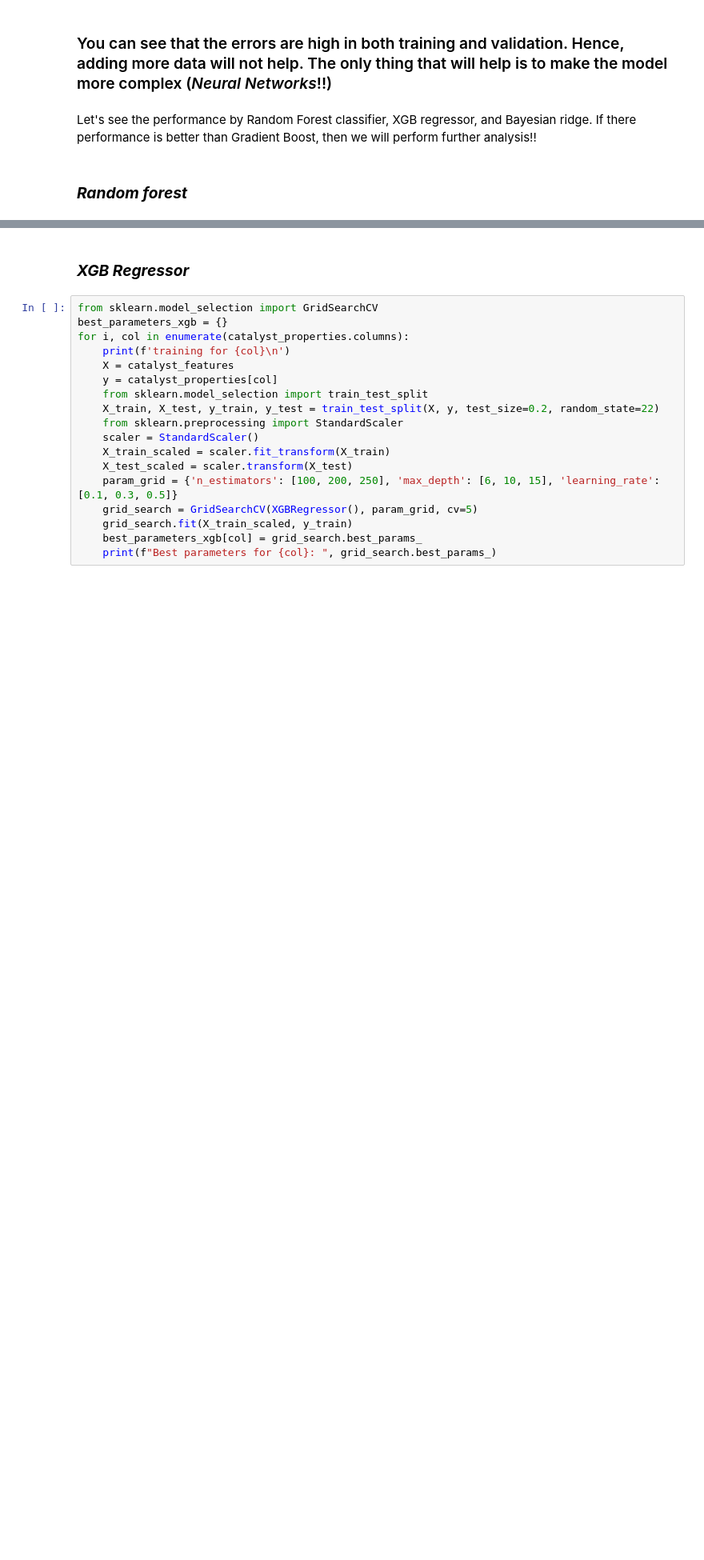
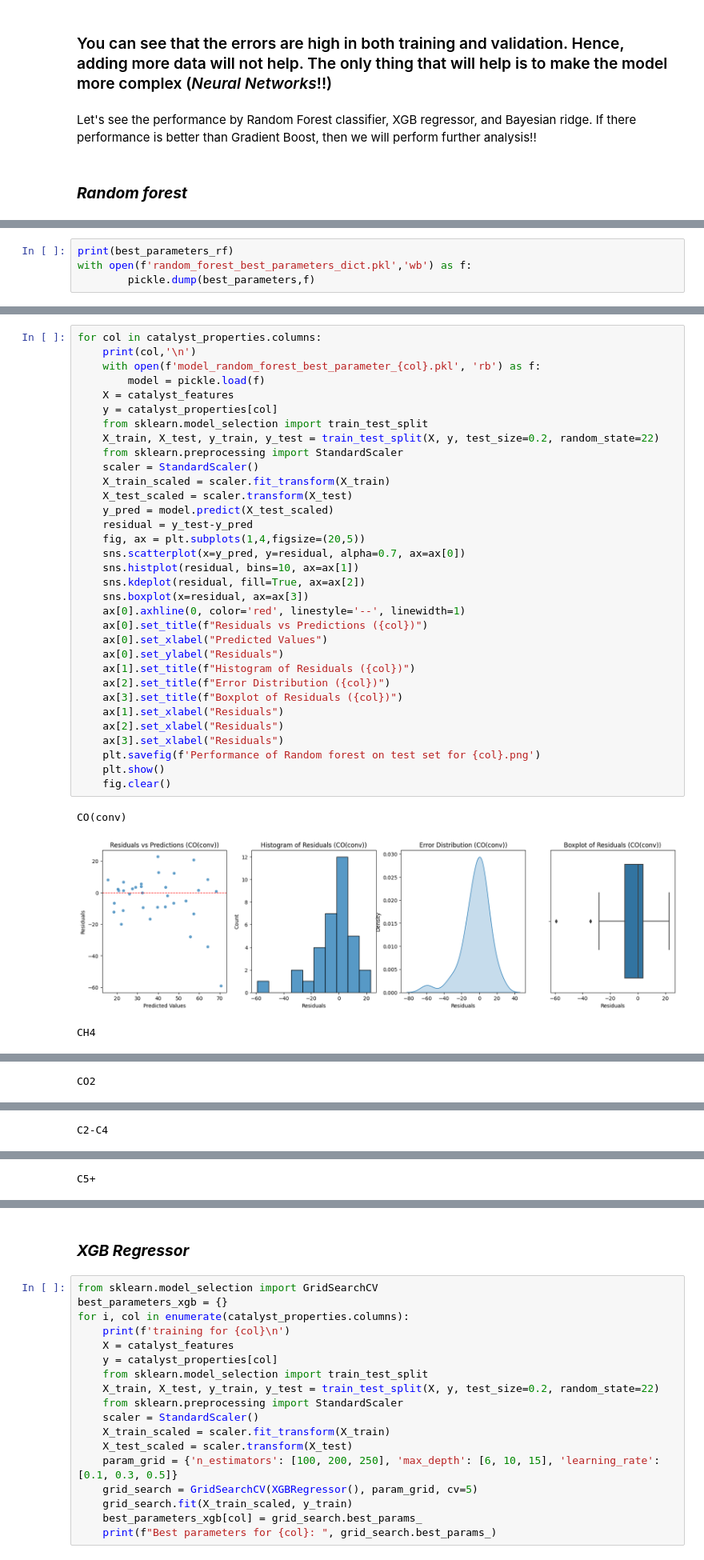
Before and after one commit to AkashHiregange/personal_projects, a Jupyter notebook: FT_reaction_ML_project/catalyst_performance_optimizer/catalyst_performance_prediction.ipynb, the cells around one changed output, grey strips where cells are left out. Shown at 80% size. Drawn from its saved outputs; the diff is of its cells as text; blank space fills up the shorter version.

Commit message:
Random forest model. Best parameters determined, models trained for each property and errors plots saved as png

```diff
--- a/FT_reaction_ML_project/catalyst_performance_optimizer/catalyst_performance_prediction.ipynb
+++ b/FT_reaction_ML_project/catalyst_performance_optimizer/catalyst_performance_prediction.ipynb
@@ -646,0 +658,4 @@ Best parameters:  {'max_depth': 10, 'n_estimators': 100}
+# %%
+print(best_parameters_rf)
+with open(f'random_forest_best_parameters_dict.pkl','wb') as f:
+        pickle.dump(best_parameters,f)
@@ -655,0 +714,37 @@ y_pred = model.predict(X_test)
+# %%
+for col in catalyst_properties.columns:
+    print(col,'\n')
+    with open(f'model_random_forest_best_parameter_{col}.pkl', 'rb') as f:
+        model = pickle.load(f)
+    X = catalyst_features
+    y = catalyst_properties[col]
+    from sklearn.model_selection import train_test_split
+    X_train, X_test, y_train, y_test = train_test_split(X, y, test_size=0.2, random_state=22)
+    from sklearn.preprocessing import StandardScaler
+    scaler = StandardScaler()
+    X_train_scaled = scaler.fit_transform(X_train)
+    X_test_scaled = scaler.transform(X_test)
+    y_pred = model.predict(X_test_scaled)
+    residual = y_test-y_pred
+    fig, ax = plt.subplots(1,4,figsize=(20,5))
+    sns.scatterplot(x=y_pred, y=residual, alpha=0.7, ax=ax[0])
+    sns.histplot(residual, bins=10, ax=ax[1])
+    sns.kdeplot(residual, fill=True, ax=ax[2])
+    sns.boxplot(x=residual, ax=ax[3])
+    ax[0].axhline(0, color='red', linestyle='--', linewidth=1)
+    ax[0].set_title(f"Residuals vs Predictions ({col})")
+    ax[0].set_xlabel("Predicted Values")
+    ax[0].set_ylabel("Residuals")
+    ax[1].set_title(f"Histogram of Residuals ({col})")
+    ax[2].set_title(f"Error Distribution ({col})")
+    ax[3].set_title(f"Boxplot of Residuals ({col})")
+    ax[1].set_xlabel("Residuals")
+    ax[2].set_xlabel("Residuals")
+    ax[3].set_xlabel("Residuals")
+    plt.savefig(f'Performance of Random forest on test set for {col}.png')
+    plt.show()
+    fig.clear()
+# %% [output]
+CO(conv)
+[figure, added]
+CH4
@@ -655,0 +752 @@ y_pred = model.predict(X_test)
+CO2
@@ -655,0 +754 @@ y_pred = model.predict(X_test)
+C2-C4
@@ -655,0 +756 @@ y_pred = model.predict(X_test)
+С5+
```
Also changed, not shown: parts of 7 cells of this notebook, 13 other files.
